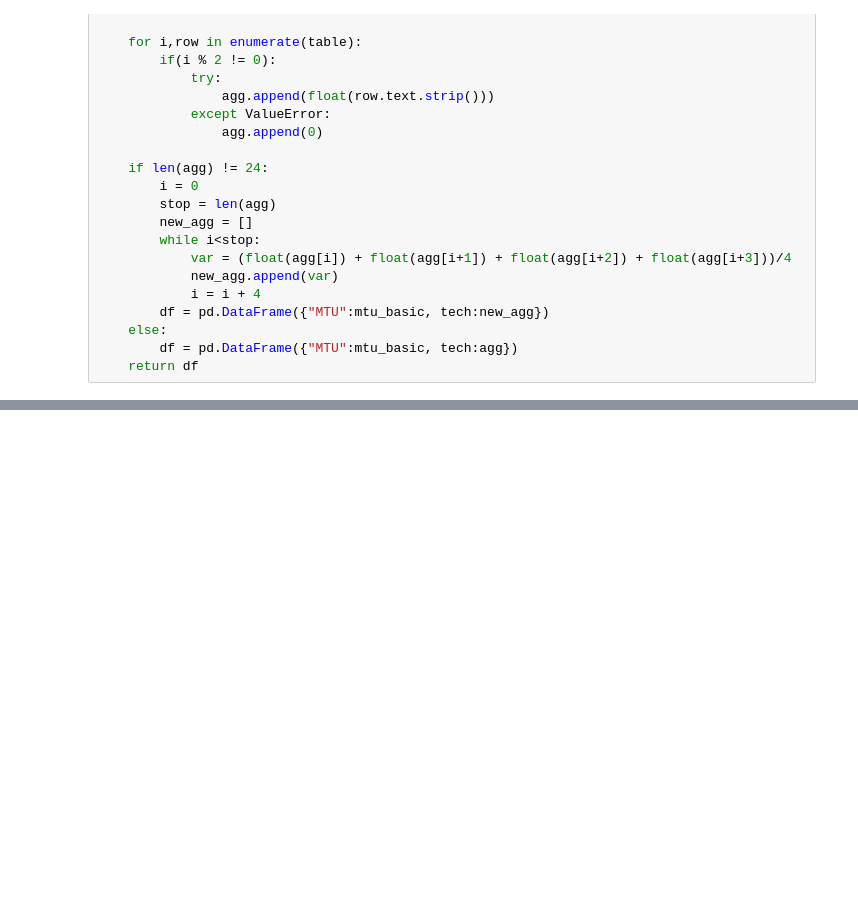
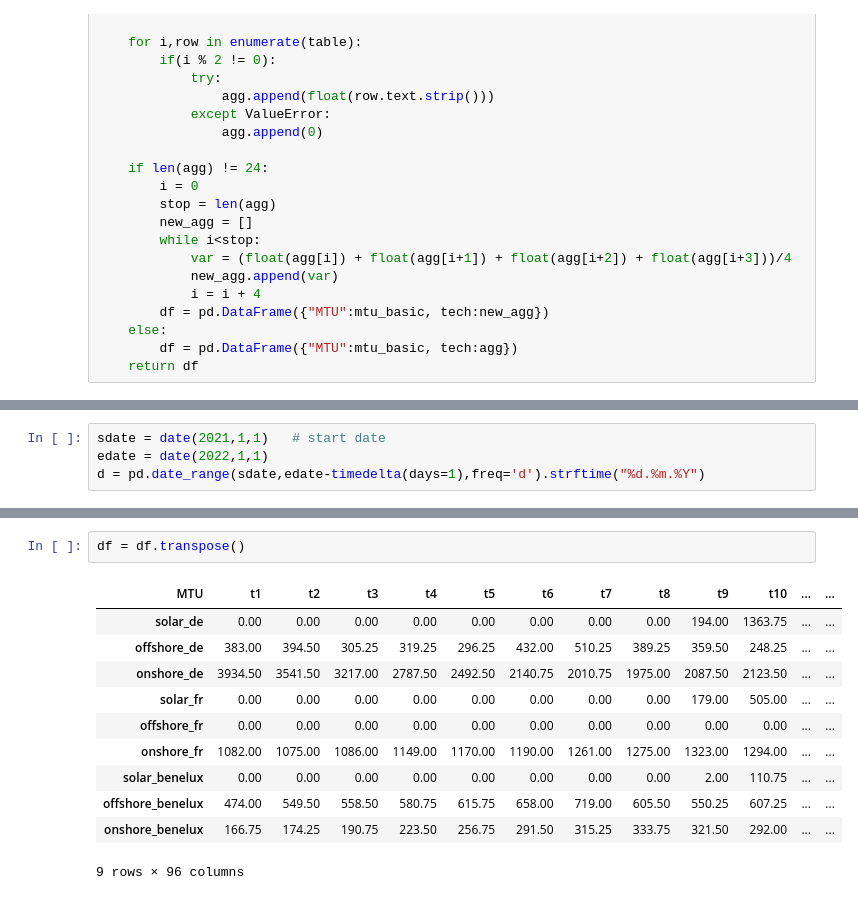
Before and after one commit to Senek18/Power_System_Economic, a Jupyter notebook: Entsoe_scrapper.ipynb, the cells around one changed output, grey strips where cells are left out. Drawn from its saved outputs; the diff is of its cells as text; blank space fills up the shorter version.

```diff
--- a/Entsoe_scrapper.ipynb
+++ b/Entsoe_scrapper.ipynb
@@ -119,0 +134,4 @@ df
+# %%
+sdate = date(2021,1,1)   # start date
+edate = date(2022,1,1)
+d = pd.date_range(sdate,edate-timedelta(days=1),freq='d').strftime("%d.%m.%Y")
@@ -119,0 +147,14 @@ df
+# %%
+df = df.transpose()
+# %% [output]
+| MTU | t1 | t2 | t3 | t4 | t5 | t6 | t7 | t8 | t9 | t10 | ... | ... |
+| solar_de | 0.00 | 0.00 | 0.00 | 0.00 | 0.00 | 0.00 | 0.00 | 0.00 | 194.00 | 1363.75 | ... | ... |
+| offshore_de | 383.00 | 394.50 | 305.25 | 319.25 | 296.25 | 432.00 | 510.25 | 389.25 | 359.50 | 248.25 | ... | ... |
+| onshore_de | 3934.50 | 3541.50 | 3217.00 | 2787.50 | 2492.50 | 2140.75 | 2010.75 | 1975.00 | 2087.50 | 2123.50 | ... | ... |
+| solar_fr | 0.00 | 0.00 | 0.00 | 0.00 | 0.00 | 0.00 | 0.00 | 0.00 | 179.00 | 505.00 | ... | ... |
+| offshore_fr | 0.00 | 0.00 | 0.00 | 0.00 | 0.00 | 0.00 | 0.00 | 0.00 | 0.00 | 0.00 | ... | ... |
+| onshore_fr | 1082.00 | 1075.00 | 1086.00 | 1149.00 | 1170.00 | 1190.00 | 1261.00 | 1275.00 | 1323.00 | 1294.00 | ... | ... |
+| solar_benelux | 0.00 | 0.00 | 0.00 | 0.00 | 0.00 | 0.00 | 0.00 | 0.00 | 2.00 | 110.75 | ... | ... |
+| offshore_benelux | 474.00 | 549.50 | 558.50 | 580.75 | 615.75 | 658.00 | 719.00 | 605.50 | 550.25 | 607.25 | ... | ... |
+| onshore_benelux | 166.75 | 174.25 | 190.75 | 223.50 | 256.75 | 291.50 | 315.25 | 333.75 | 321.50 | 292.00 | ... | ... |
+9 rows × 96 columns
```
Also changed, not shown: parts of 8 cells of this notebook, 1 other file.
